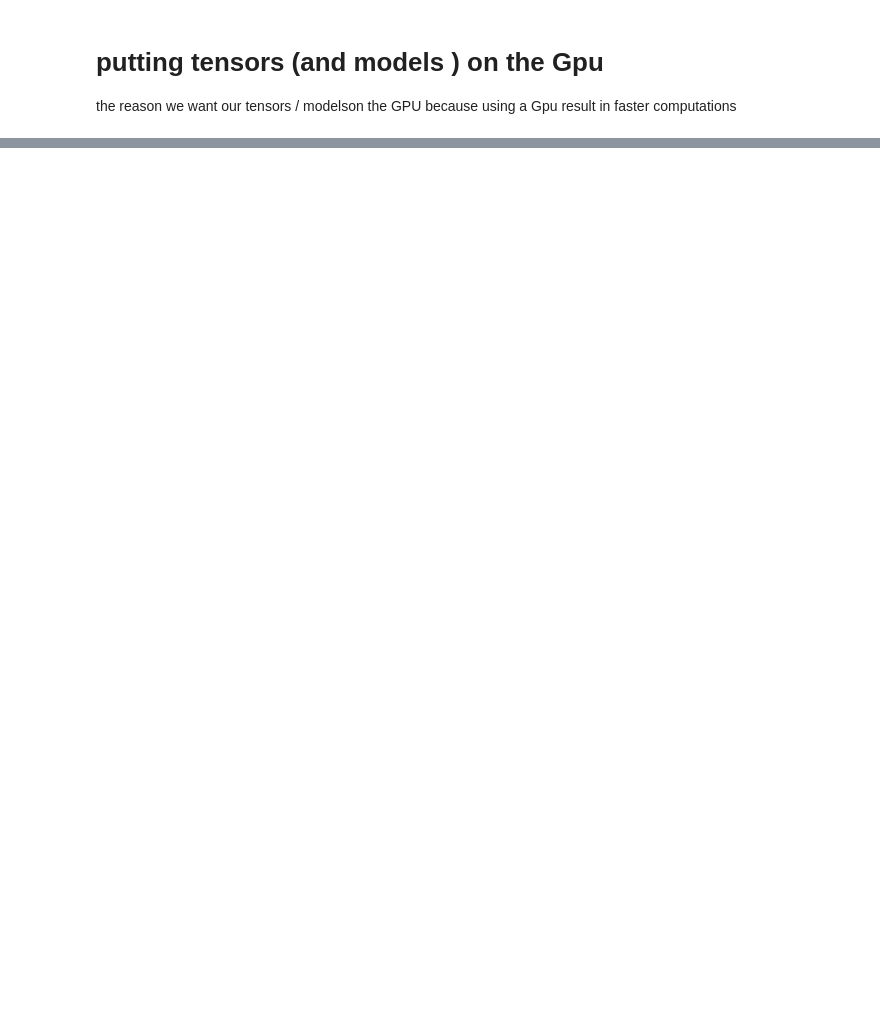
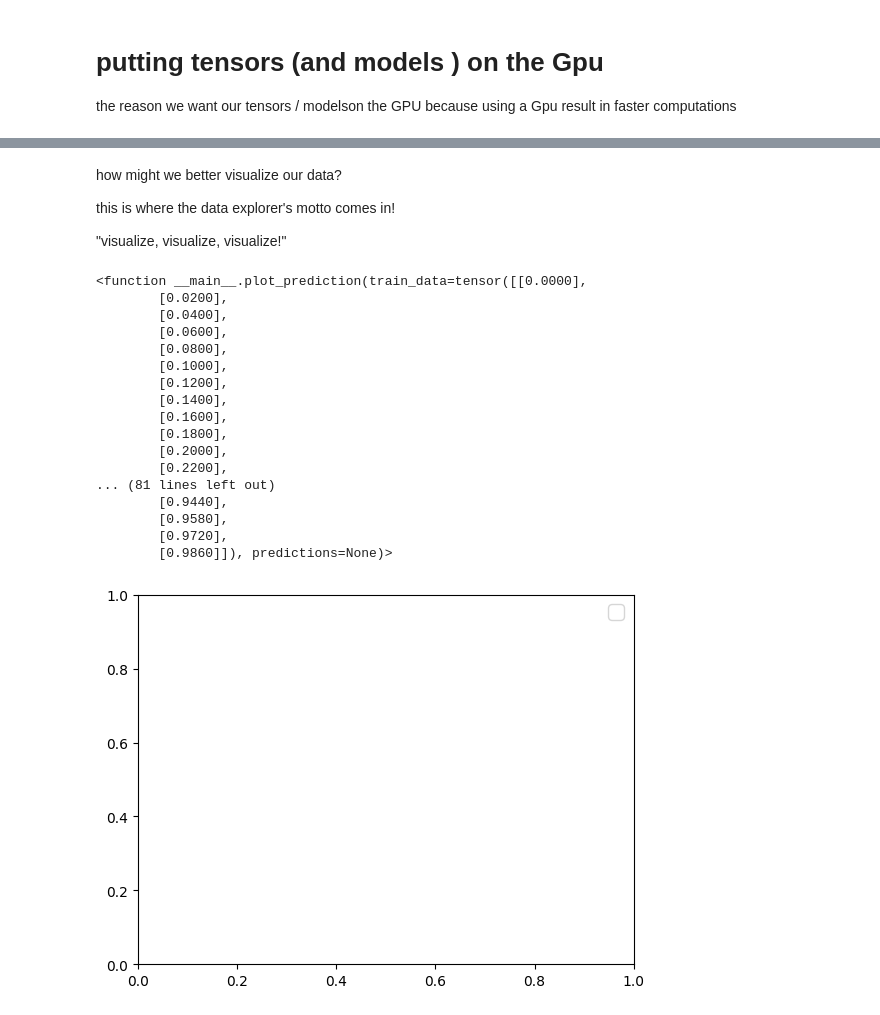
Before and after one commit to dimpal2526/Data-Visualization, a Jupyter notebook: 00_pytorch_fundamentals.ipynb, the cells around one changed output, grey strips where cells are left out. Saved outputs shown, nothing was run; the diff lists cells and outputs as text; code cells hidden in the pictures; blank space fills up the shorter version.

```diff
--- a/00_pytorch_fundamentals.ipynb
+++ b/00_pytorch_fundamentals.ipynb
@@ -738,0 +838,7 @@ tensor_on_gpu
+# %%
+# crreate a train/ test split
+train_split = int(0.8 * len(x))
+x_train, y_train = x[:train_split], y[:train_split]
+x_test, y_test = x[train_split:], y[train_split:]
+
+len(x_train), len(y_train), len(x_test), len(y_test)
@@ -738,0 +867,51 @@ tensor_on_gpu
+# %% [markdown]
+how might we better visualize our data?
+
+this is where the data explorer's motto comes in!
+
+"visualize, visualize, visualize!"
+# %%
+def plot_prediction(train_data = x_train,
+                    train_labels = y_train,
+                    test_data = x_test,
+                    test_labels = y_test,
+                    predictions = None):
+  """plots training data , test data and compares predictions.
+  """
+  plt.figure(figsize=(10, 7))
+
+  # plot training data in blue
+
+  plt.scatter(train_data, train_labels, c ="b", s =4, label = "training data")
+
+  #plot test data in green
+  plt.scatter(test_data, test_labels, c = "g", s =4, label = "Testing data")
+
+  # Are there predictions?
+  if predictions is not None:
+    # plot the prediction if there exist
+      plt.scatter(test_data, predictions, c = "r", s = 4, label = "predictions")
+
+  #show the legend
+plt.legend(prop = {"size": 14});
+
+plot_prediction
+# %% [output]
+<function __main__.plot_prediction(train_data=tensor([[0.0000],
+        [0.0200],
+        [0.0400],
+        [0.0600],
+        [0.0800],
+        [0.1000],
+        [0.1200],
+        [0.1400],
+        [0.1600],
+        [0.1800],
+        [0.2000],
+        [0.2200],
+... (81 lines left out)
+        [0.9440],
+        [0.9580],
+        [0.9720],
+        [0.9860]]), predictions=None)>
+[figure, added]
```
Also changed, not shown: parts of 28 cells of this notebook.
